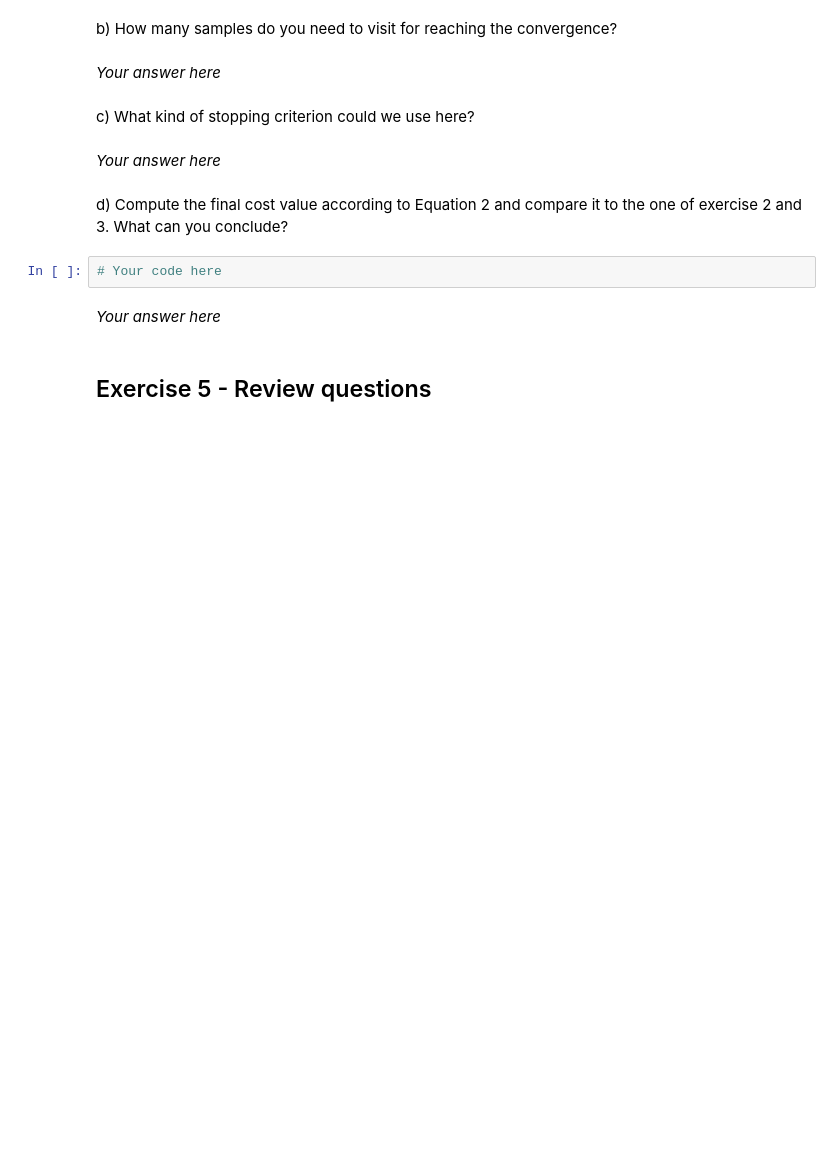
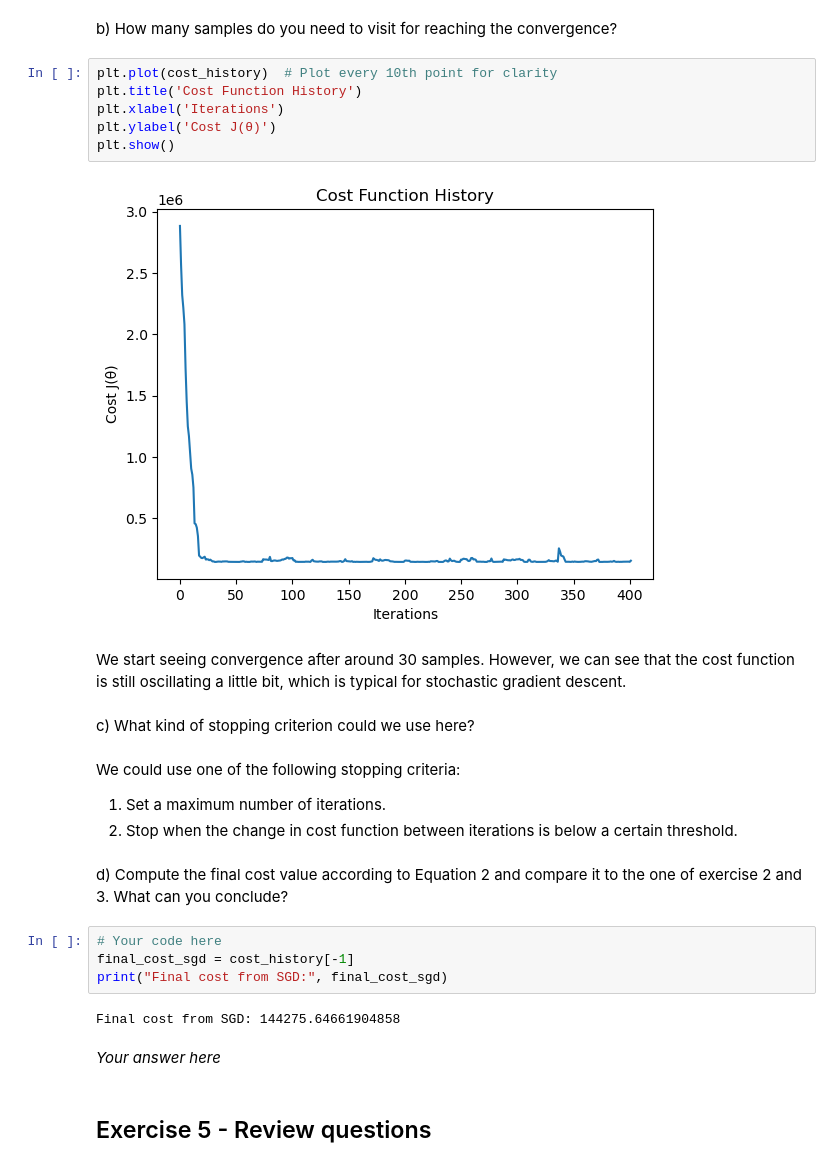
Before and after one commit to evarayHEIG/machle_labs, a Jupyter notebook: pw4/pw4-linear-regression-stud.ipynb, the cells around one changed output. Saved outputs shown, nothing was run; the diff lists cells and outputs as text; blank space fills up the shorter version.

```diff
--- a/pw4/pw4-linear-regression-stud.ipynb
+++ b/pw4/pw4-linear-regression-stud.ipynb
@@ -130,15 +176,29 @@ a) Plot the computed line $h_{\theta}(\mathbf{x})$ on top of the scatter plot of
 # %% [markdown]
 b) How many samples do you need to visit for reaching the convergence?
+# %%
+plt.plot(cost_history)  # Plot every 10th point for clarity
+plt.title('Cost Function History')
+plt.xlabel('Iterations')
+plt.ylabel('Cost J(θ)')
+plt.show()
+# %% [output]
+[figure, added]
 # %% [markdown]
-_Your answer here_
+We start seeing convergence after around 30 samples. However, we can see that the cost function is still oscillating a little bit, which is typical for stochastic gradient descent.
 # %% [markdown]
 c) What kind of stopping criterion could we use here?
 # %% [markdown]
-_Your answer here_
+We could use one of the following stopping criteria:
+1. Set a maximum number of iterations.
+2. Stop when the change in cost function between iterations is below a certain threshold.
 # %% [markdown]
 d) Compute the final cost value according to Equation 2 and compare it to the one of exercise 2 and 3. What can you conclude?
 # %%
 # Your code here
+final_cost_sgd = cost_history[-1]
+print("Final cost from SGD:", final_cost_sgd)
+# %% [output]
+Final cost from SGD: 144275.64661904858
 # %% [markdown]
 _Your answer here_
 # %% [markdown]
```
Also changed, not shown: parts of 7 cells of this notebook.
